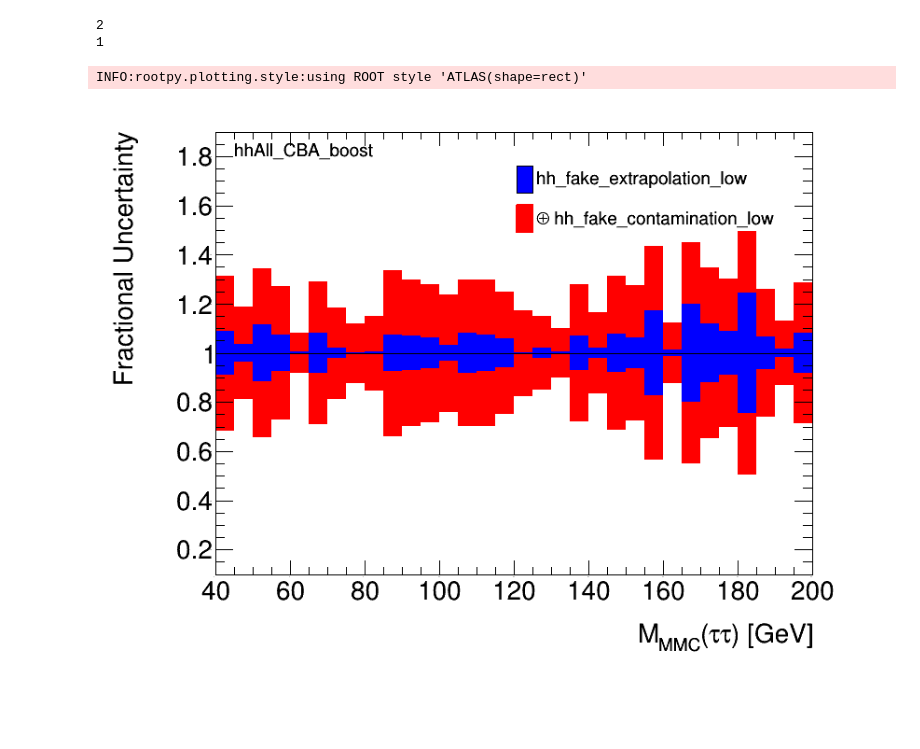
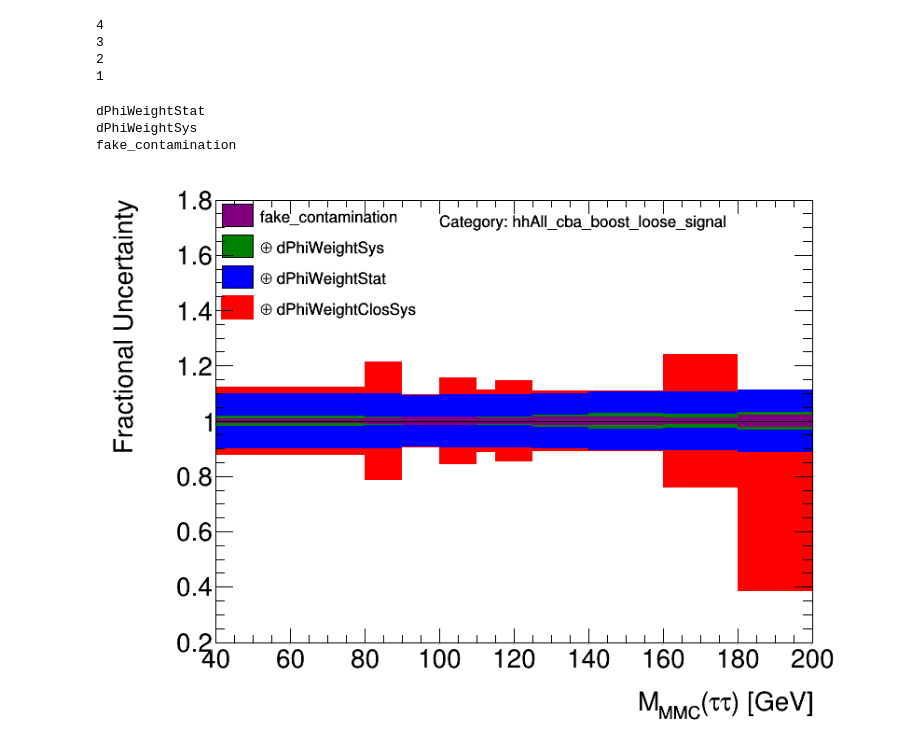
Before and after one commit to qbuat/WsInputInspector, a Jupyter notebook: fakes_syst.ipynb, the cells around one changed output. Cells and saved outputs as stored; diff of their text form; code cells hidden in the pictures; blank space fills up the shorter version.

Commit message:
fix quadratic band + update to v18

```diff
--- a/fakes_syst.ipynb
+++ b/fakes_syst.ipynb
@@ -54,7 +25,7 @@ systs = Fake.systematics(cat, rfile)
 # %%
 h_nom = Fake.hist(rfile, cat)
 # %%
-syst_fake_high = filter(lambda t: 'fake' in t, systs[0])
-syst_fake_low  = filter(lambda t: 'fake' in t, systs[1])
+syst_fake_high = sorted(filter(lambda t: ('fake' in t or 'dPhi' in t) and 'extrap' not in t, systs[0]))
+syst_fake_low  = sorted(filter(lambda t: ('fake' in t or 'dPhi' in t) and 'extrap' not in t, systs[1]))
 # %%
-syst_fake_high
+syst_fake_high  = syst_fake_high[::-1]
@@ -63,2 +32,2 @@ syst_fake_high
 # %%
-syst_fake_low
+syst_fake_low = syst_fake_low[::-1]
@@ -83,45 +50,60 @@ print hists_low
-# %%
-from tools.fancy import syst_envelop, envelop
-band = envelop(h_nom, hists_low, hists_high)
-band_0 = envelop(h_nom, hists_low[0], hists_high[0])
-# %% [output]
-2
-1
+# %%
+from tools.fancy import syst_envelop, envelop
+band = envelop(h_nom, hists_low, hists_high)
+#print hists_low[:4]
+#band_0 = envelop(h_nom, hists_low[:4], hists_high[:4]) # all but fake_extrapolation
+band_1 = envelop(h_nom, hists_low[:3], hists_high[:3]) # all but fake_extrap and fake_conta
+band_2 = envelop(h_nom, hists_low[:2], hists_high[:2]) # all but fake_extrap, fake_cont, dPhiWeightSys
+band_3 = envelop(h_nom, hists_low[:1], hists_high[:1]) # all but fake_extra, fake_cont, dPhiWeigtSys, dPhiWeightStat
+sub_bands = [band_1, band_2, band_3]
+col_bands = ['blue', 'green', 'purple']
+# %% [output]
+4
+3
+2
+1
 # %%
-from rootpy.plotting import set_style, Canvas, Hist, Legend
-set_style('ATLAS', shape='rect')
+
 c = Canvas()
 h = Hist(10, 40, 200)
 for b in h:
     b.value = 1
-h.yaxis.SetRangeUser(0.1, 1.9)
+h.yaxis.SetRangeUser(0.2, 1.8)
 h.xaxis.title = h_nom.xaxis.title
 h.yaxis.title = 'Fractional Uncertainty'
 
-cat_label = ROOT.TText(45, 1.8, cat)
-cat_label.SetTextSize(20)
+cat_label = ROOT.TText(100, 1.7, 'Category: ' + cat)
+cat_label.SetTextSize(18)
 h.Draw('HIST')
 band.color = 'red'
 band.fillstyle = 'solid'
 #band.linecolor = 'black'
 band.linewidth = 2
 band.legendstyle = 'f'
 band.Draw('sameE2')
-band.title = '#oplus {0}'.format(hists_low[-1].name)
-band_0.fillcolor = 'blue'
-band_0.fillstyle = 'solid'
-band_0.legendstyle = 'f'
-band_0.title = '{0}'.format(hists_low[0].name)
-band_0.Draw('sameE2')
+band.title = '#oplus {0}'.format(hists_low[-1].name).replace('_low', '')
+for ib, b in enumerate(sub_bands):
+    #print 'boo'
+    b.fillcolor = col_bands[ib]
+    b.fillstyle = 'solid'
+    b.legendstyle = 'f'
+    b.title = '{0}'.format(hists_low[len(hists_low) - 2 - ib].name.replace('_low', ''))
+    print b.title
+    if ib != len(sub_bands) - 1:
+        b.title = '#oplus ' + b.title
+    b.Draw('sameE2')
 #low.color = 'red'
 #low.Draw('SAMEHIST')
 h.Draw('same')
 cat_label.Draw()
-leg = Legend([band_0, band], pad=c, textsize=20, rightmargin=0.4)
+leg = Legend(sub_bands[::-1] + [band], pad=c, textsize=18, rightmargin=0.5, leftmargin=0., topmargin=0, margin=0.2, entryheight=0.04)
+leg.SetNColumns(1)
 leg.Draw()
 c.RedrawAxis()
 c.SaveAs('plots/fractional_fake_uncert_{0}.pdf'.format(cat))
 c
 # %% [output]
-INFO:rootpy.plotting.style:using ROOT style 'ATLAS(shape=rect)'
+dPhiWeightStat
+dPhiWeightSys
+fake_contamination
-[figure, old version]
+[figure, new version]
```
Also changed, not shown: parts of 17 cells of this notebook, 4 other files.
